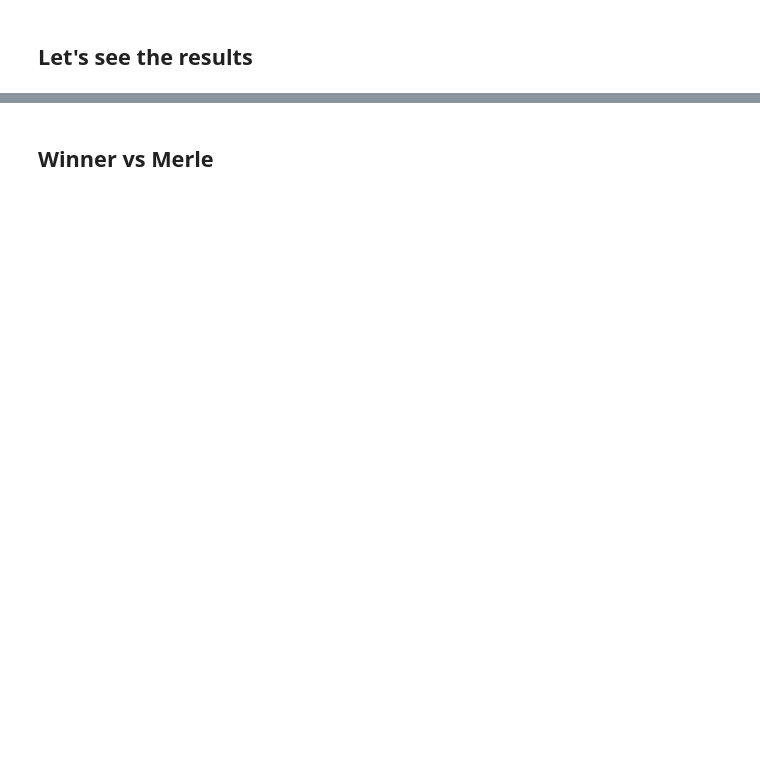
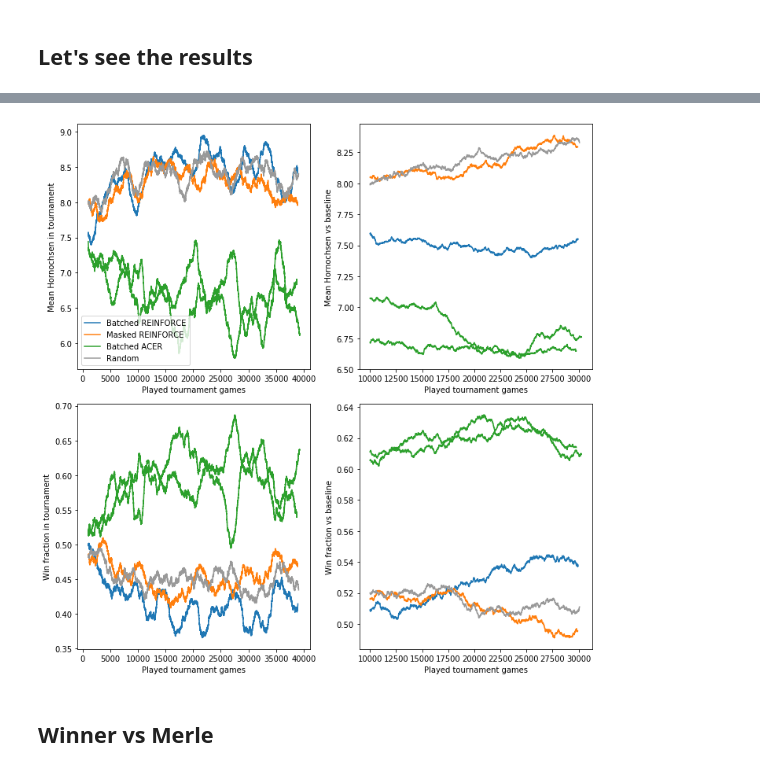
Before and after one commit to johannbrehmer/rl-6-nimmt, a Jupyter notebook: experiments/simple_tournament.ipynb, the cells around one changed output, grey strips where cells are left out. Drawn from its saved outputs; the diff is of its cells as text; code cells hidden in the pictures; blank space fills up the shorter version.

```diff
--- a/experiments/simple_tournament.ipynb
+++ b/experiments/simple_tournament.ipynb
@@ -110,25 +233,29 @@ quantities = [
     tournament.tournament_wins,
     tournament.baseline_wins
 ]
-fns = [lambda x : -x, lambda x : -x, id, id]
+fns = [lambda x : -x, lambda x : -x, lambda x : x, lambda x : x]
 baselines = [False, True, False, True]
 # %%
-fig = plt.figure(figsize=(8,8))
+fig = plt.figure(figsize=(10,10))
 
 for panel, (quantity, label, fn, baseline) in enumerate(zip(quantities, labels, fns, baselines)):
     ax = plt.subplot(2,2,panel + 1)
 
     for name in tournament.agents.keys():
         y = np.array(quantity[name])
-        x = 1000 * np.arange(1, len(y) + 1) if baseline else np.arange(1, len(y) + 1)
-        plot_running_mean(x, fn(y), n = 10 if baseline else 1000, label=create_label(name), color=create_color(name))
+        x = 10 * np.arange(1, len(y) + 1) if baseline else np.arange(1, len(y) + 1)
+        plot_running_mean(x, fn(y), n=2000, label=create_label(name), color=create_color(name))
 
-    plt.legend(loc="upper left")
+    if panel == 0:
+        plt.legend(loc="lower left")
+
     plt.xlabel("Played tournament games")
     plt.ylabel(label)
 
 plt.tight_layout()
 plt.show()
+# %% [output]
+[figure, added]
 # %% [markdown]
 ## Winner vs Merle
 # %%
```
Also changed, not shown: parts of 6 cells of this notebook, 3 other files.
